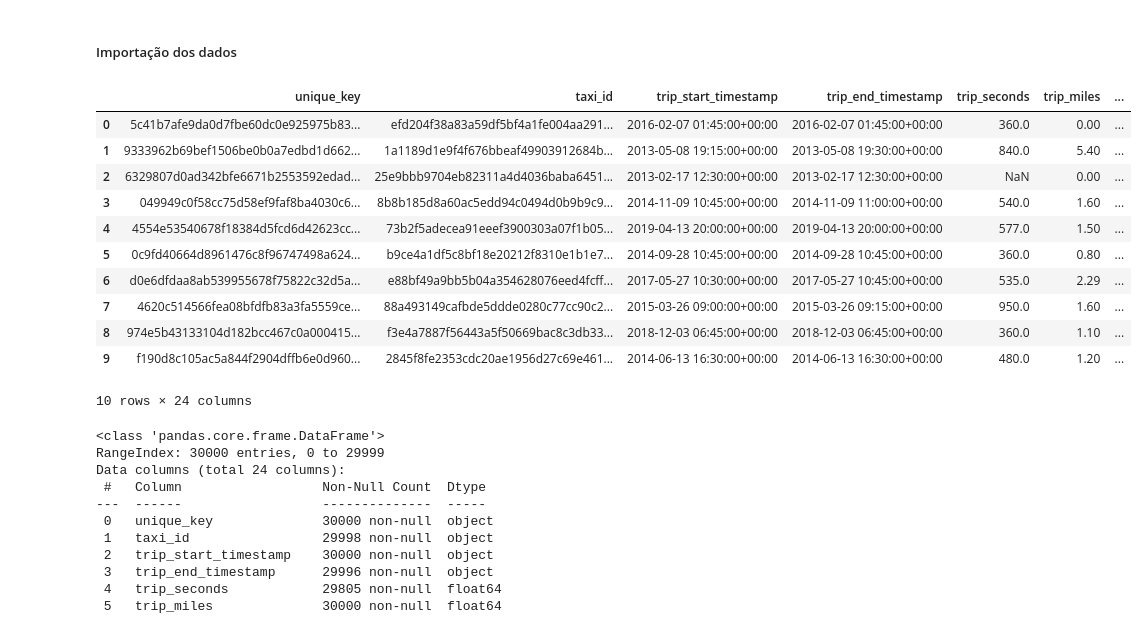
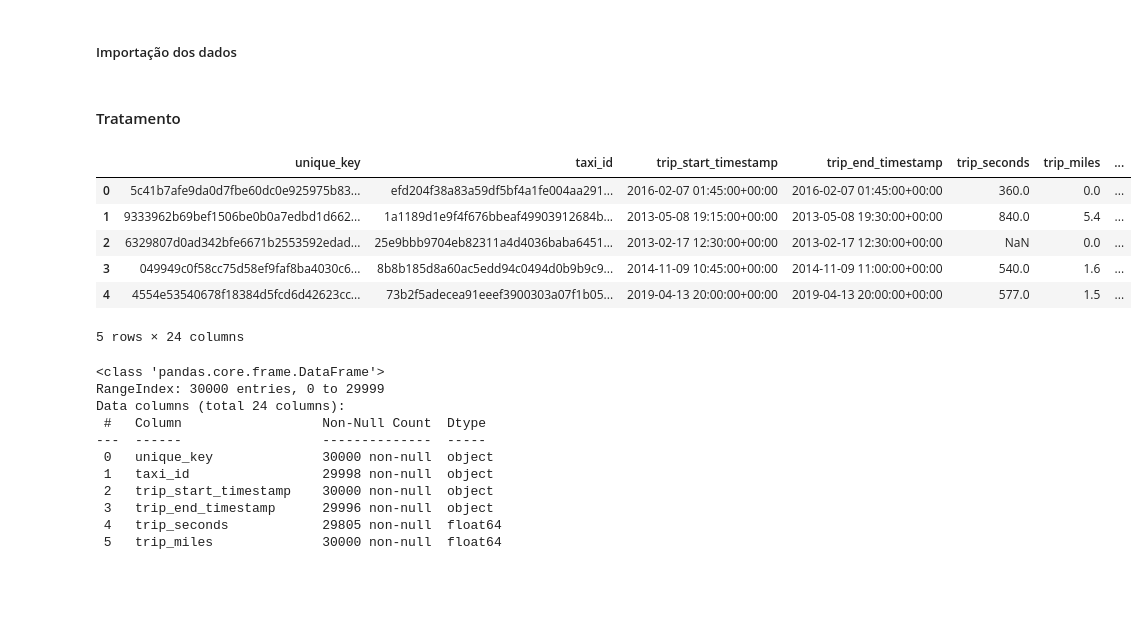
Before and after one commit to msbrasil/CiDAMO-Desafios, a Jupyter notebook: Desafio 1 - Taxi Ride Price/main.ipynb, the cells around one changed output. Drawn from its saved outputs; the diff is of its cells as text; code cells hidden in the pictures; blank space fills up the shorter version.

Commit message:
exploração e tratamento
tratamento e exploração da base

```diff
--- a/Desafio 1 - Taxi Ride Price/main.ipynb
+++ b/Desafio 1 - Taxi Ride Price/main.ipynb
@@ -8,21 +11,18 @@ import pandas as pd
 sample_submission = pd.read_csv(r'dados\taxi-sample-submission.csv')
 submission = pd.read_csv(r'dados\taxi-submission.csv')
 taxi_train = pd.read_csv(r'dados\taxi-train.csv')
+# %% [markdown]
+#### Tratamento
 # %%
-taxi_train.head(10)
+taxi_train.head()
 # %% [output]
 |  | unique_key | taxi_id | trip_start_timestamp | trip_end_timestamp | trip_seconds | trip_miles | ... |
-| 0 | 5c41b7afe9da0d7fbe60dc0e925975b83... | efd204f38a83a59df5bf4a1fe004aa291... | 2016-02-07 01:45:00+00:00 | 2016-02-07 01:45:00+00:00 | 360.0 | 0.00 | ... |
-| 1 | 9333962b69bef1506be0b0a7edbd1d662... | 1a1189d1e9f4f676bbeaf49903912684b... | 2013-05-08 19:15:00+00:00 | 2013-05-08 19:30:00+00:00 | 840.0 | 5.40 | ... |
-| 2 | 6329807d0ad342bfe6671b2553592edad... | 25e9bbb9704eb82311a4d4036baba6451... | 2013-02-17 12:30:00+00:00 | 2013-02-17 12:30:00+00:00 | NaN | 0.00 | ... |
-| 3 | 049949c0f58cc75d58ef9faf8ba4030c6... | 8b8b185d8a60ac5edd94c0494d0b9b9c9... | 2014-11-09 10:45:00+00:00 | 2014-11-09 11:00:00+00:00 | 540.0 | 1.60 | ... |
-| 4 | 4554e53540678f18384d5fcd6d42623cc... | 73b2f5adecea91eeef3900303a07f1b05... | 2019-04-13 20:00:00+00:00 | 2019-04-13 20:00:00+00:00 | 577.0 | 1.50 | ... |
-| 5 | 0c9fd40664d8961476c8f96747498a624... | b9ce4a1df5c8bf18e20212f8310e1b1e7... | 2014-09-28 10:45:00+00:00 | 2014-09-28 10:45:00+00:00 | 360.0 | 0.80 | ... |
-| 6 | d0e6dfdaa8ab539955678f75822c32d5a... | e88bf49a9bb5b04a354628076eed4fcff... | 2017-05-27 10:30:00+00:00 | 2017-05-27 10:45:00+00:00 | 535.0 | 2.29 | ... |
-| 7 | 4620c514566fea08bfdfb83a3fa5559ce... | 88a493149cafbde5ddde0280c77cc90c2... | 2015-03-26 09:00:00+00:00 | 2015-03-26 09:15:00+00:00 | 950.0 | 1.60 | ... |
-| 8 | 974e5b43133104d182bcc467c0a000415... | f3e4a7887f56443a5f50669bac8c3db33... | 2018-12-03 06:45:00+00:00 | 2018-12-03 06:45:00+00:00 | 360.0 | 1.10 | ... |
-| 9 | f190d8c105ac5a844f2904dffb6e0d960... | 2845f8fe2353cdc20ae1956d27c69e461... | 2014-06-13 16:30:00+00:00 | 2014-06-13 16:30:00+00:00 | 480.0 | 1.20 | ... |
+| 0 | 5c41b7afe9da0d7fbe60dc0e925975b83... | efd204f38a83a59df5bf4a1fe004aa291... | 2016-02-07 01:45:00+00:00 | 2016-02-07 01:45:00+00:00 | 360.0 | 0.0 | ... |
+| 1 | 9333962b69bef1506be0b0a7edbd1d662... | 1a1189d1e9f4f676bbeaf49903912684b... | 2013-05-08 19:15:00+00:00 | 2013-05-08 19:30:00+00:00 | 840.0 | 5.4 | ... |
+| 2 | 6329807d0ad342bfe6671b2553592edad... | 25e9bbb9704eb82311a4d4036baba6451... | 2013-02-17 12:30:00+00:00 | 2013-02-17 12:30:00+00:00 | NaN | 0.0 | ... |
+| 3 | 049949c0f58cc75d58ef9faf8ba4030c6... | 8b8b185d8a60ac5edd94c0494d0b9b9c9... | 2014-11-09 10:45:00+00:00 | 2014-11-09 11:00:00+00:00 | 540.0 | 1.6 | ... |
+| 4 | 4554e53540678f18384d5fcd6d42623cc... | 73b2f5adecea91eeef3900303a07f1b05... | 2019-04-13 20:00:00+00:00 | 2019-04-13 20:00:00+00:00 | 577.0 | 1.5 | ... |
-10 rows × 24 columns
+5 rows × 24 columns
 # %%
 taxi_train.info()
 # %% [output]
```
Also changed, not shown: parts of 16 cells of this notebook, 1 other file.
